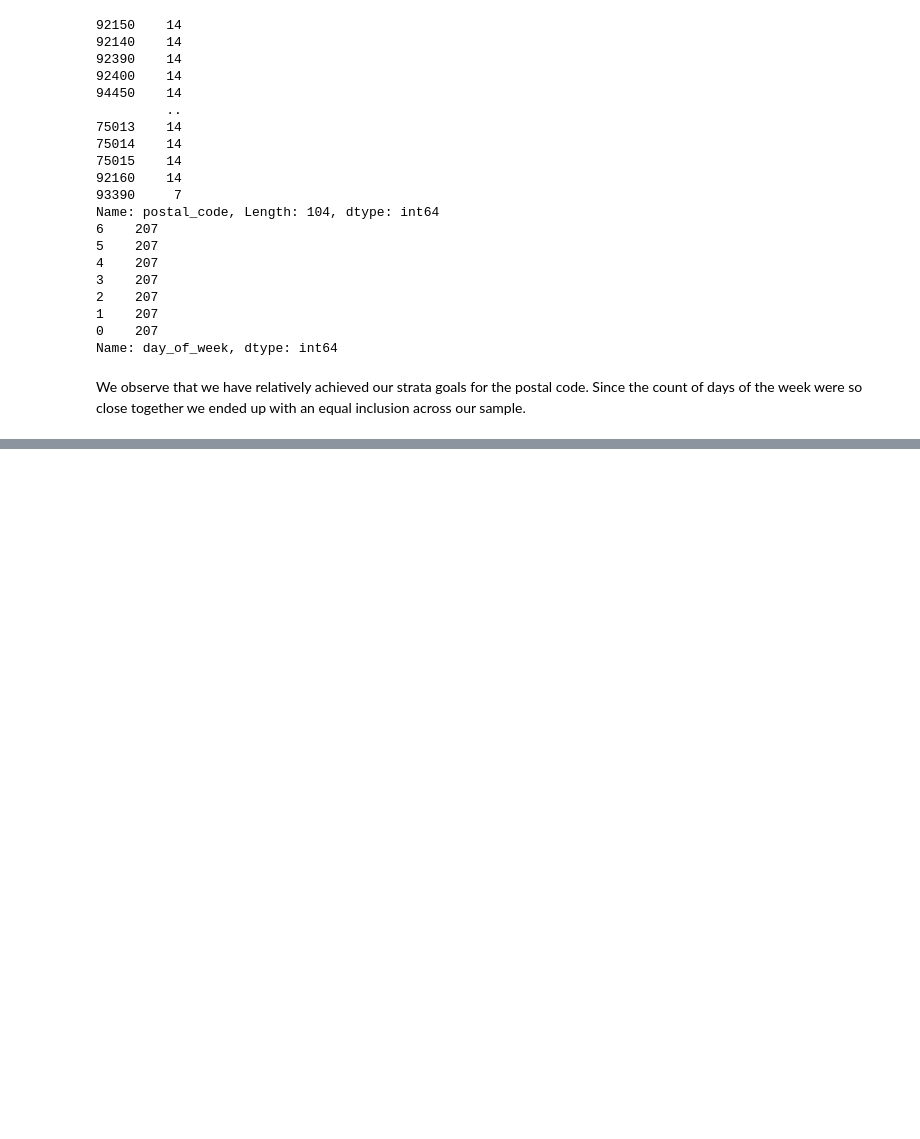
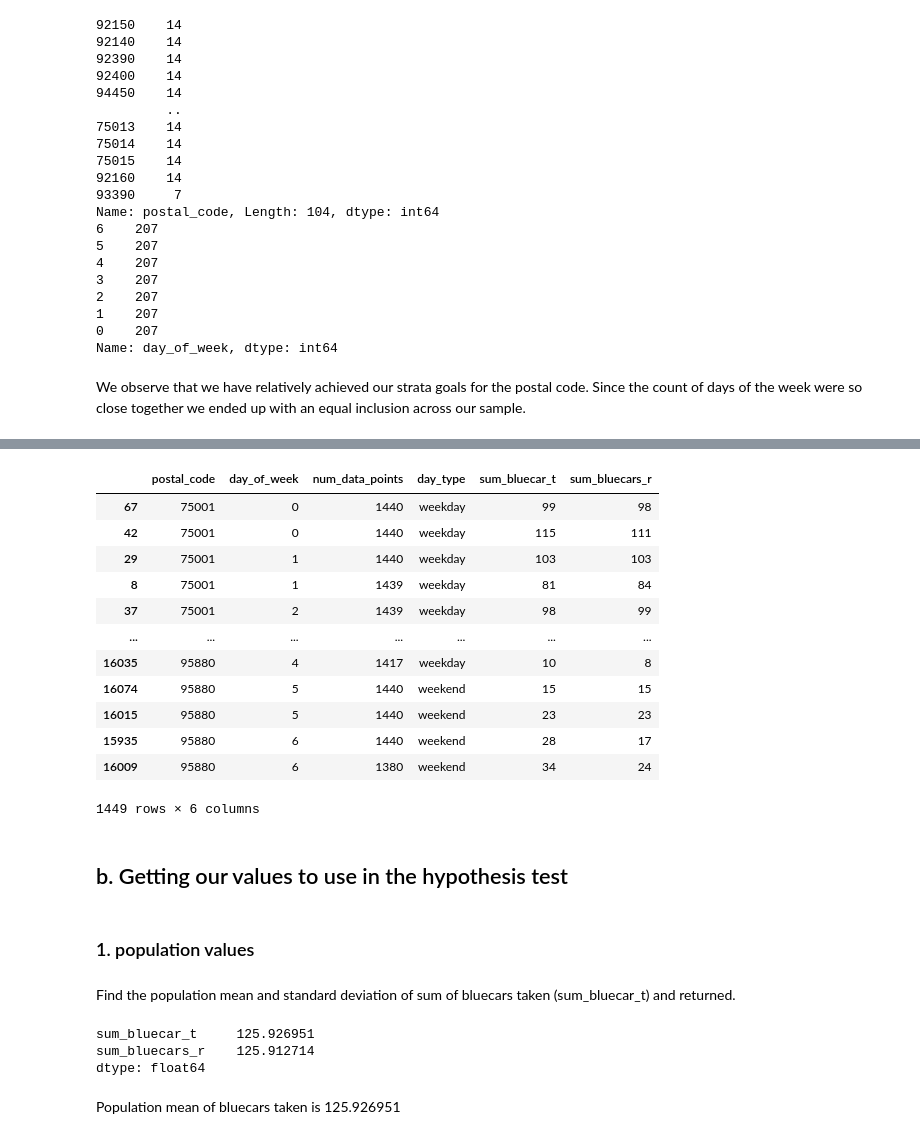
Before and after one commit to dote7ant/Moringa_autolib, a Jupyter notebook: Moringa_w4_IP.ipynb, the cells around one changed output, grey strips where cells are left out. Cells and saved outputs as stored; diff of their text form; code cells hidden in the pictures; blank space fills up the shorter version.

```diff
--- a/Moringa_w4_IP.ipynb
+++ b/Moringa_w4_IP.ipynb
@@ -509,0 +629,33 @@ We observe that we have relatively achieved our strata goals for the postal code
+# %%
+# get the columns we want to work with
+strat_new = strat_output[['postal_code', 'day_of_week', 'num_data_points', 'day_type', 'sum_bluecar_t', 'sum_bluecars_r']]
+strat_new
+# %% [output]
+|  | postal_code | day_of_week | num_data_points | day_type | sum_bluecar_t | sum_bluecars_r |
+| 67 | 75001 | 0 | 1440 | weekday | 99 | 98 |
+| 42 | 75001 | 0 | 1440 | weekday | 115 | 111 |
+| 29 | 75001 | 1 | 1440 | weekday | 103 | 103 |
+| 8 | 75001 | 1 | 1439 | weekday | 81 | 84 |
+| 37 | 75001 | 2 | 1439 | weekday | 98 | 99 |
+| ... | ... | ... | ... | ... | ... | ... |
+| 16035 | 95880 | 4 | 1417 | weekday | 10 | 8 |
+| 16074 | 95880 | 5 | 1440 | weekend | 15 | 15 |
+| 16015 | 95880 | 5 | 1440 | weekend | 23 | 23 |
+| 15935 | 95880 | 6 | 1440 | weekend | 28 | 17 |
+| 16009 | 95880 | 6 | 1380 | weekend | 34 | 24 |
+1449 rows × 6 columns
+# %% [markdown]
+## b. Getting our values to use in the hypothesis test
+# %% [markdown]
+### 1. population values
+# %% [markdown]
+Find the population mean and standard deviation of sum of bluecars taken (sum_bluecar_t) and returned.
+# %%
+# both taken and returned
+df[['sum_bluecar_t', 'sum_bluecars_r']].mean()
+# %% [output]
+sum_bluecar_t     125.926951
+sum_bluecars_r    125.912714
+dtype: float64
+# %% [markdown]
+Population mean of bluecars taken is 125.926951
```
Also changed, not shown: parts of 47 cells of this notebook.
